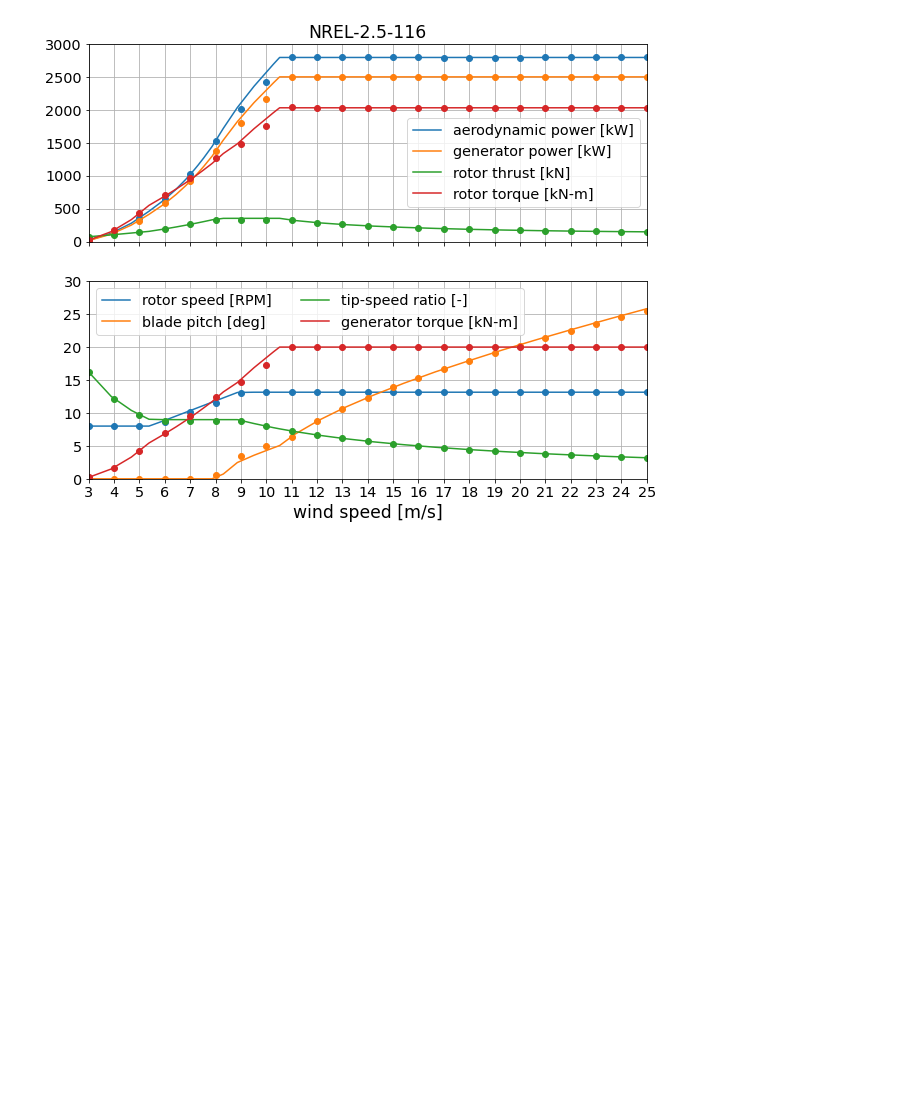
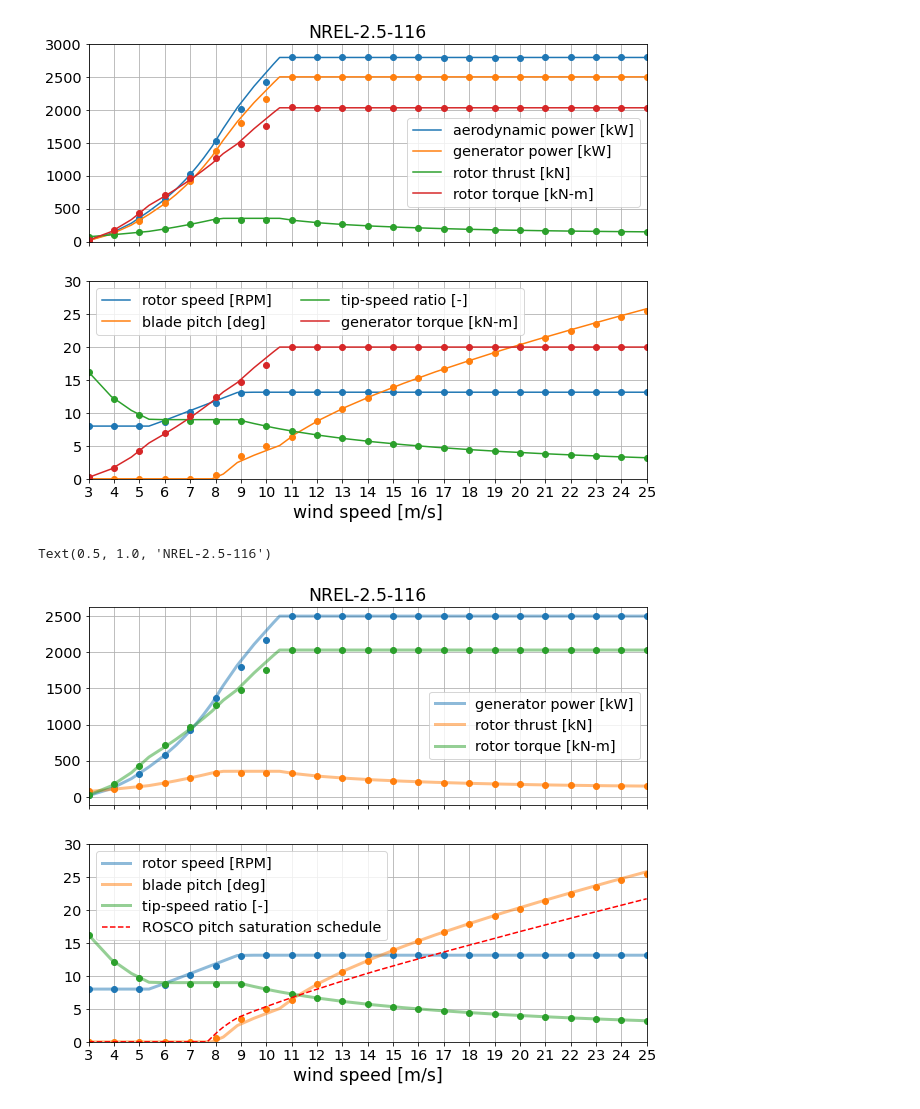
Before and after one commit to NREL/openfast-turbine-models, a Jupyter notebook: IEA-scaled/NREL-2.5-116/WEIS/check_NREL-2p5-116_openfast_powercurve.ipynb, the cells around one changed output. Saved outputs shown, nothing was run; the diff lists cells and outputs as text; code cells hidden in the pictures; blank space fills up the shorter version.

```diff
--- a/IEA-scaled/NREL-2.5-116/WEIS/check_NREL-2p5-116_openfast_powercurve.ipynb
+++ b/IEA-scaled/NREL-2.5-116/WEIS/check_NREL-2p5-116_openfast_powercurve.ipynb
@@ -117,3 +117,40 @@ ax[0].set_title(prefix, fontsize='xx-large')
 # %% [output]
 Text(0.5, 1.0, 'NREL-2.5-116')
 [figure]
+# %%
+def read_pitch_saturation(fpath):
+    with open(fpath,'r') as f:
+        for _ in range(103):
+            f.readline()
+        Npitch = int(f.readline().split()[0])
+        wspd = [float(val) for val in f.readline().split()[:Npitch]]
+        pitchsat = [float(val)*180/np.pi for val in f.readline().split()[:Npitch]]
+    return pd.Series(pitchsat,index=wspd)
+ps = read_pitch_saturation(f'../OpenFAST/{prefix.replace(".","p")}_DISCON.IN')
+# %%
+fig,ax = plt.subplots(nrows=2,sharex=True,figsize=(10,8))
+colors = plt.rcParams['axes.prop_cycle'].by_key()['color']
+
+for i, channel in enumerate(['generator power [kW]','rotor thrust [kN]','rotor torque [kN-m]']):
+    ax[0].plot(design_pc.index, design_pc[channel], lw=3, alpha=0.5, color=colors[i], label=channel)
+    ax[0].plot(pc.index, pc[channel], 'o', color=colors[i])
+
+for i, channel in enumerate(['rotor speed [RPM]','blade pitch [deg]','tip-speed ratio [-]']):
+    ax[1].plot(design_pc.index, design_pc[channel], lw=3, alpha=0.5, color=colors[i], label=channel)
+    ax[1].plot(pc.index, pc[channel], 'o', color=colors[i])
+ax[1].plot(ps.index, ps, 'r--', label='ROSCO pitch saturation schedule')
+ax[1].set_ylim((0,30))
+
+for axi in ax:
+    xticks = np.arange(3,26)
+    axi.set_xticks(xticks)
+    axi.set_xlim((xticks[0],xticks[-1]))
+    axi.grid()
+    axi.tick_params(labelsize='x-large')
+    axi.legend(loc='best',fontsize='x-large')
+axi.set_xlabel('wind speed [m/s]',fontsize='xx-large')
+ax[0].legend(loc='center right',bbox_to_anchor=(1,0.4),fontsize='x-large') # need small adjustment in position
+ax[0].set_title(prefix, fontsize='xx-large')
+# %% [output]
+Text(0.5, 1.0, 'NREL-2.5-116')
+[figure, added]
```
Also changed, not shown: 20 other files.
